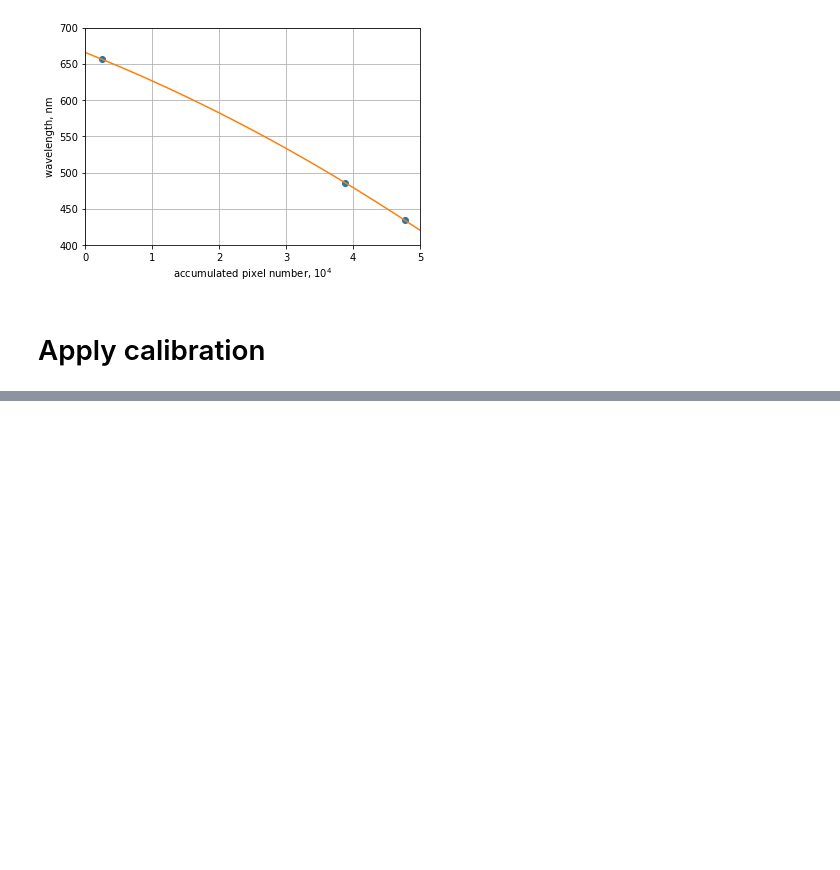
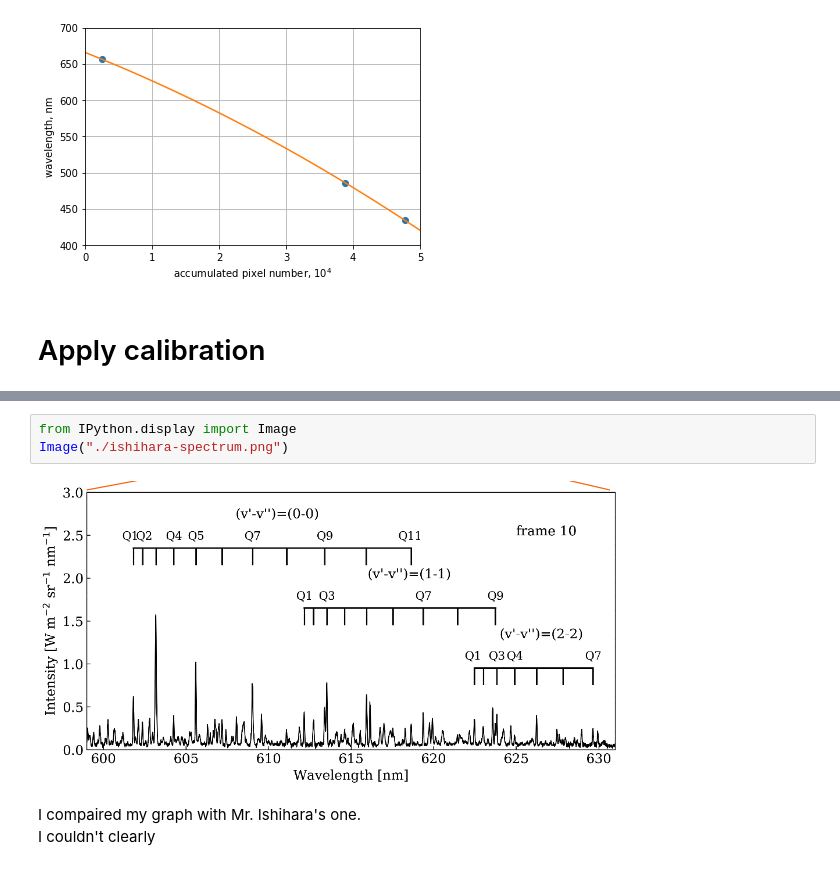
Before and after one commit to AtsushiNi/myLeprecon, a Jupyter notebook: calibration_niihama.ipynb, the cells around one changed output, grey strips where cells are left out. Drawn from its saved outputs; the diff is of its cells as text; blank space fills up the shorter version.

```diff
--- a/calibration_niihama.ipynb
+++ b/calibration_niihama.ipynb
@@ -231,0 +256,8 @@ NameError: name 'ticks_visual' is not defined
+# %%
+from IPython.display import Image
+Image("./ishihara-spectrum.png")
+# %% [output]
+[figure, added]
+# %% [markdown]
+I compaired my graph with Mr. Ishihara's one.<br>
+I couldn't clearly
```
Also changed, not shown: parts of 6 cells of this notebook, 1 other file.
